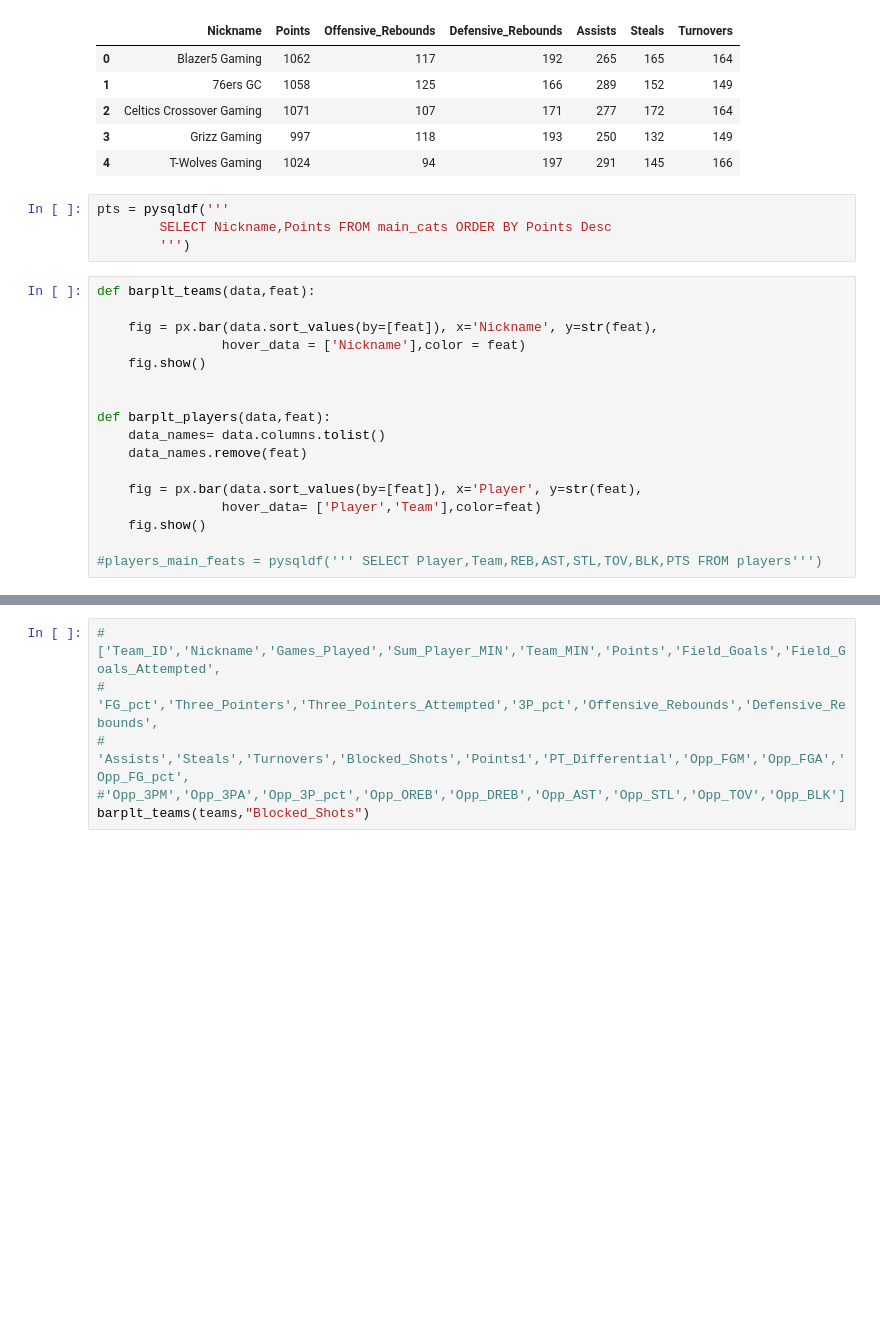
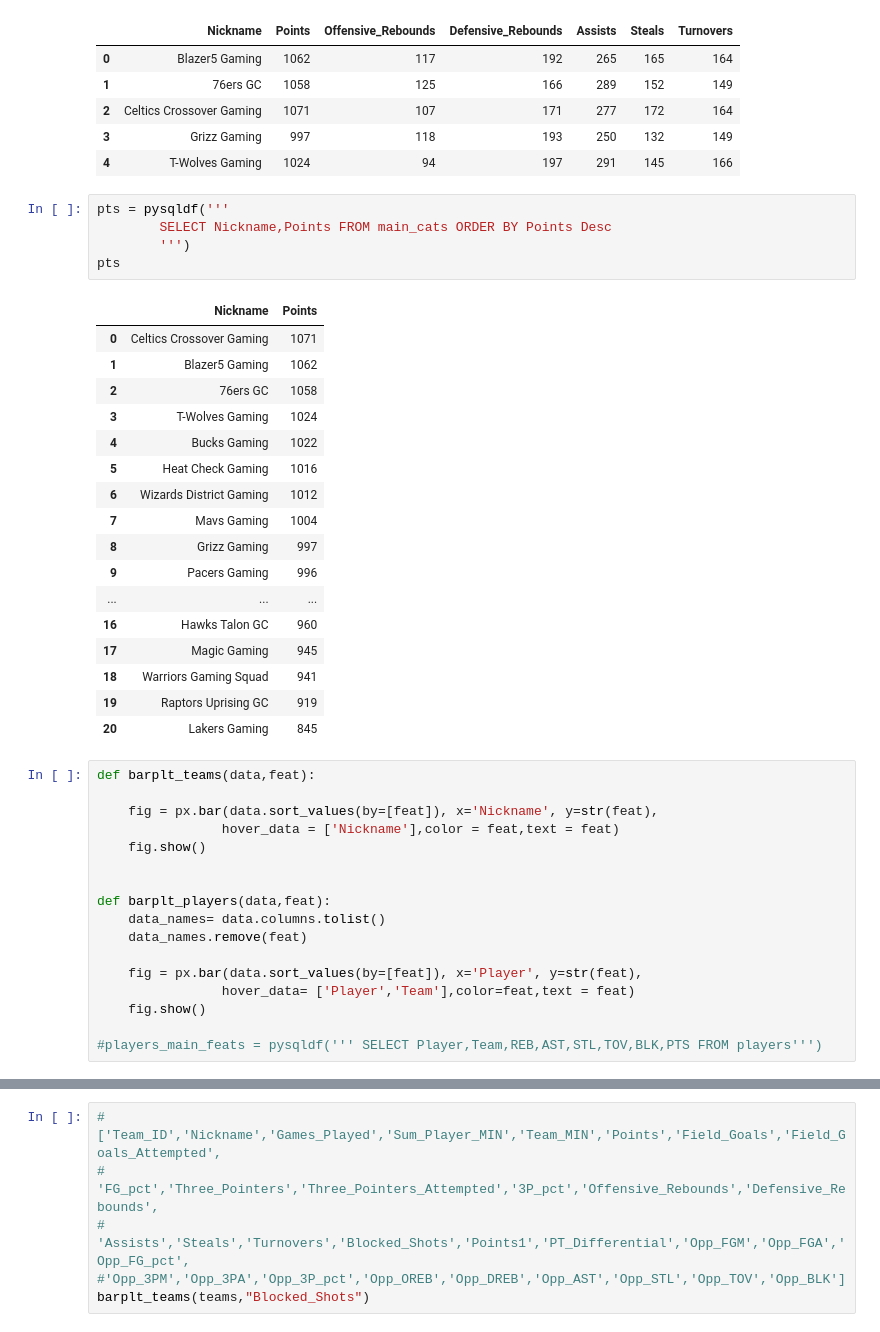
Before and after one commit to chriztopherton/SacHacks, a Jupyter notebook: SQL_plts.ipynb, the cells around one changed output, grey strips where cells are left out. Drawn from its saved outputs; the diff is of its cells as text; blank space fills up the shorter version.

```diff
--- a/SQL_plts.ipynb
+++ b/SQL_plts.ipynb
@@ -39,12 +39,31 @@ main_cats.head()
 # %%
 pts = pysqldf('''
         SELECT Nickname,Points FROM main_cats ORDER BY Points Desc
         ''')
+pts
+# %% [output]
+|  | Nickname | Points |
+| 0 | Celtics Crossover Gaming | 1071 |
+| 1 | Blazer5 Gaming | 1062 |
+| 2 | 76ers GC | 1058 |
+| 3 | T-Wolves Gaming | 1024 |
+| 4 | Bucks Gaming | 1022 |
+| 5 | Heat Check Gaming | 1016 |
+| 6 | Wizards District Gaming | 1012 |
+| 7 | Mavs Gaming | 1004 |
+| 8 | Grizz Gaming | 997 |
+| 9 | Pacers Gaming | 996 |
+| ... | ... | ... |
+| 16 | Hawks Talon GC | 960 |
+| 17 | Magic Gaming | 945 |
+| 18 | Warriors Gaming Squad | 941 |
+| 19 | Raptors Uprising GC | 919 |
+| 20 | Lakers Gaming | 845 |
 # %%
 def barplt_teams(data,feat):
 
     fig = px.bar(data.sort_values(by=[feat]), x='Nickname', y=str(feat),
-                hover_data = ['Nickname'],color = feat)
+                hover_data = ['Nickname'],color = feat,text = feat)
     fig.show()
 
 
@@ -53,7 +72,7 @@ def barplt_players(data,feat):
     data_names.remove(feat)
 
     fig = px.bar(data.sort_values(by=[feat]), x='Player', y=str(feat),
-                hover_data= ['Player','Team'],color=feat)
+                hover_data= ['Player','Team'],color=feat,text = feat)
     fig.show()
 
 #players_main_feats = pysqldf(''' SELECT Player,Team,REB,AST,STL,TOV,BLK,PTS FROM players''')
```
Also changed, not shown: parts of 2 cells of this notebook, 1 other file.
